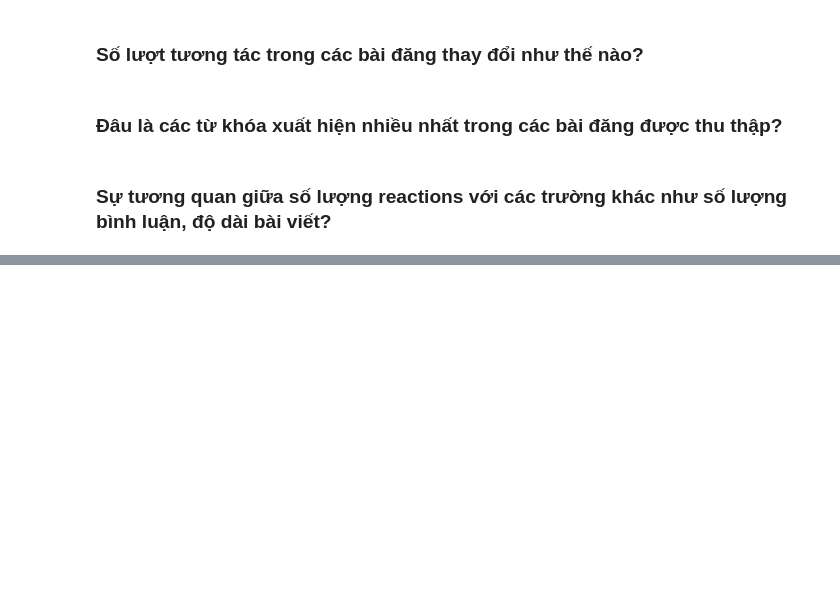
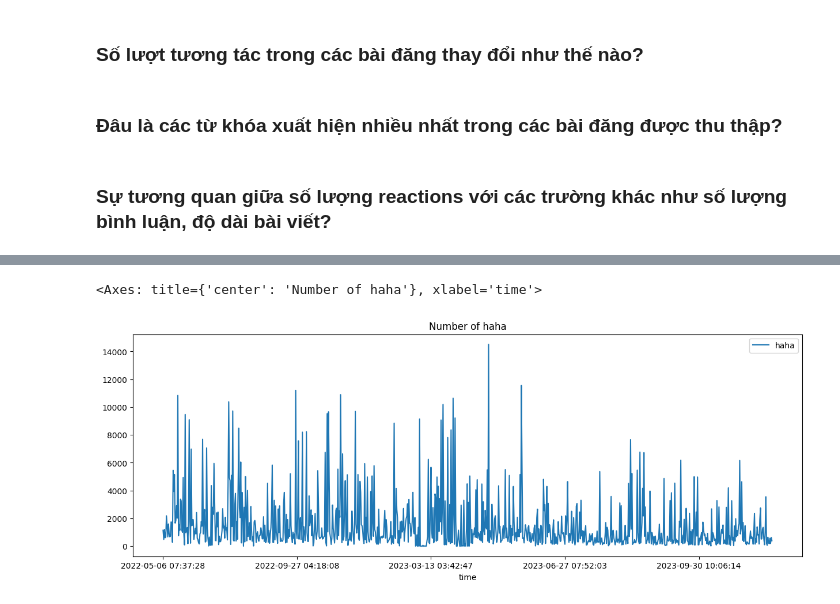
Before and after one commit to quangster/analyze-facebook-page, a Jupyter notebook: analyze_data.ipynb, the cells around one changed output, grey strips where cells are left out. Cells and saved outputs as stored; diff of their text form; code cells hidden in the pictures; blank space fills up the shorter version.

```diff
--- a/analyze_data.ipynb
+++ b/analyze_data.ipynb
@@ -25,0 +109,5 @@ df[df['post_id'] == 680020737566467]
+# %%
+df_sorted.plot(x='time', y='haha', kind='line', figsize=(15, 5), title='Number of haha')
+# %% [output]
+<Axes: title={'center': 'Number of haha'}, xlabel='time'>
+[figure, added]
```
Also changed, not shown: parts of 20 cells of this notebook, 4 other files.
